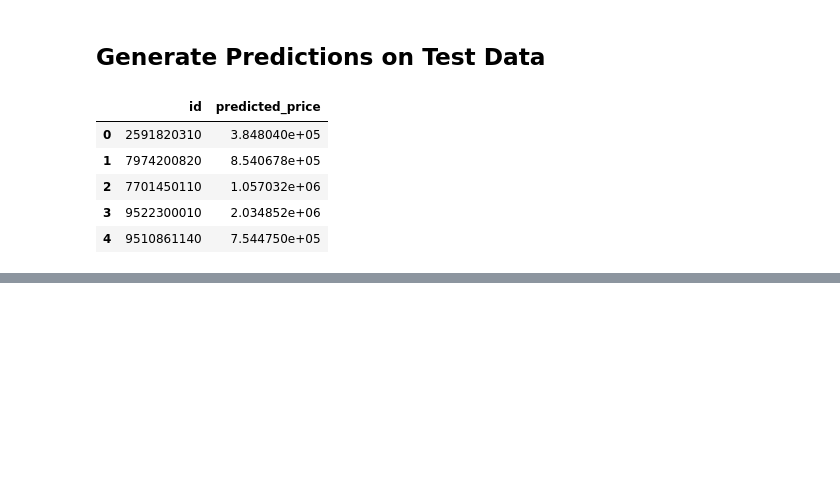
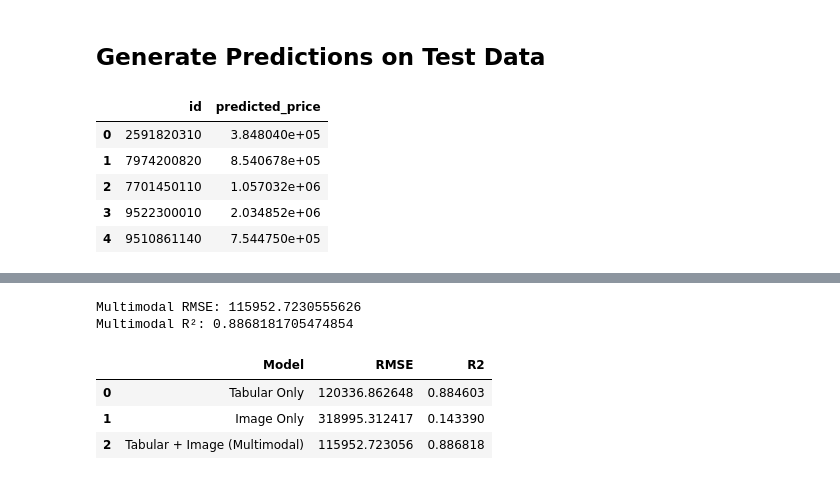
Before and after one commit to student-iiit/real-estate-multimodal-regression, a Jupyter notebook: notebooks/model_training.ipynb, the cells around one changed output, grey strips where cells are left out. Cells and saved outputs as stored; diff of their text form; code cells hidden in the pictures; blank space fills up the shorter version.

```diff
--- a/notebooks/model_training.ipynb
+++ b/notebooks/model_training.ipynb
@@ -212,0 +292,5 @@ submission.to_csv("../submission_tabular.csv", index=False)
+# %%
+scaler = StandardScaler()
+
+X_tab_train_scaled = scaler.fit_transform(X_tab_train)
+X_tab_val_scaled = scaler.transform(X_tab_val)
@@ -212,0 +329,12 @@ submission.to_csv("../submission_tabular.csv", index=False)
+# %%
+xgb_mm = XGBRegressor(
+    n_estimators=400,
+    max_depth=6,
+    learning_rate=0.05,
+    subsample=0.8,
+    colsample_bytree=0.8,
+    random_state=42,
+    n_jobs=-1
+)
+
+xgb_mm.fit(X_train_mm, y_train)
@@ -212,0 +353,36 @@ submission.to_csv("../submission_tabular.csv", index=False)
+# %%
+y_pred_mm = xgb_mm.predict(X_val_mm)
+# %%
+rmse_mm = np.sqrt(mean_squared_error(y_val, y_pred_mm))
+r2_mm = r2_score(y_val, y_pred_mm)
+
+print("Multimodal RMSE:", rmse_mm)
+print("Multimodal R²:", r2_mm)
+# %% [output]
+Multimodal RMSE: 115952.7230555626
+Multimodal R²: 0.8868181705474854
+# %%
+results = pd.DataFrame({
+    "Model": [
+        "Tabular Only",
+        "Image Only",
+        "Tabular + Image (Multimodal)"
+    ],
+    "RMSE": [
+        rmse_xgb,
+        rmse_img,
+        rmse_mm
+    ],
+    "R2": [
+        r2_xgb,
+        r2_img,
+        r2_mm
+    ]
+})
+
+results
+# %% [output]
+|  | Model | RMSE | R2 |
+| 0 | Tabular Only | 120336.862648 | 0.884603 |
+| 1 | Image Only | 318995.312417 | 0.143390 |
+| 2 | Tabular + Image (Multimodal) | 115952.723056 | 0.886818 |
```
Also changed, not shown: parts of 15 cells of this notebook, 5 other files.
